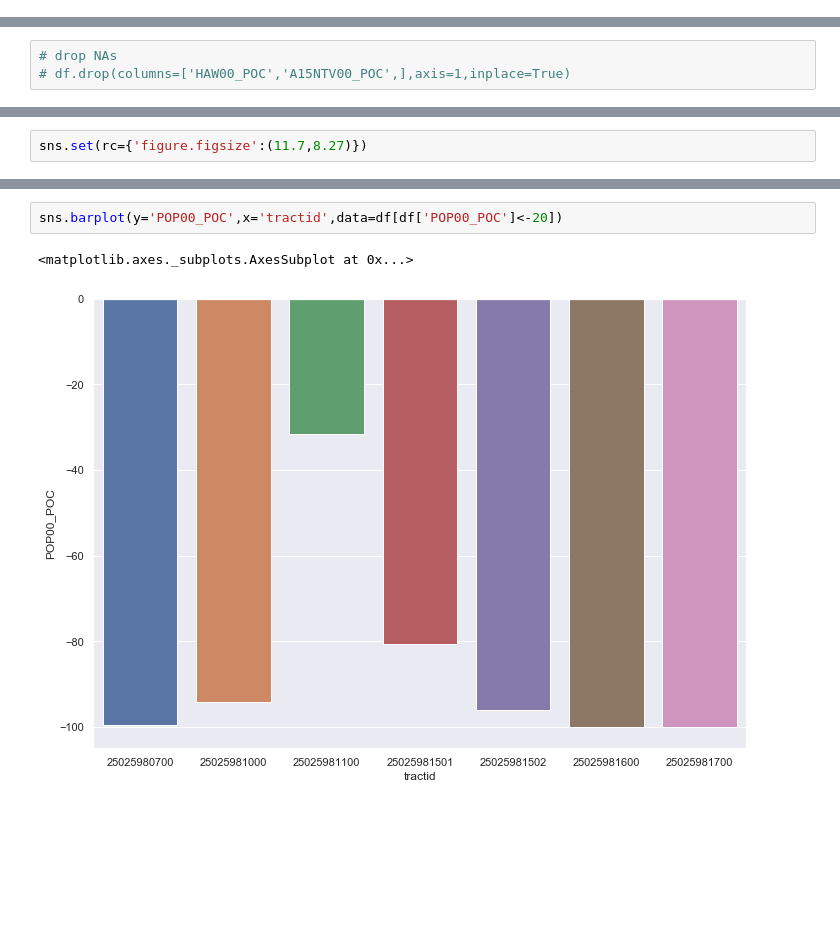
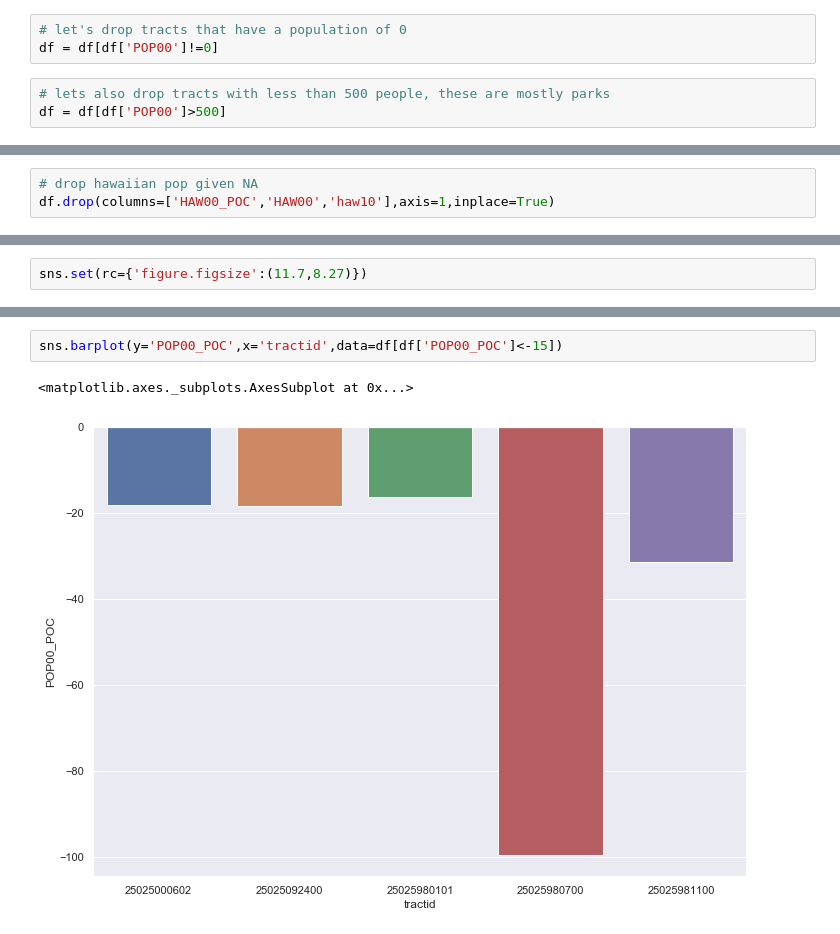
Before and after one commit to krbarounis/Predicting_Gentrification, a Jupyter notebook: EDA.ipynb, the cells around one changed output, grey strips where cells are left out. Drawn from its saved outputs; the diff is of its cells as text; blank space fills up the shorter version.

Commit message:
created barplots for variables by tract id

```diff
--- a/EDA.ipynb
+++ b/EDA.ipynb
@@ -6,3 +6,9 @@ import seaborn as sns
 import pandas as pd
 # %%
 df = pd.read_csv('Full_count_census_changes.csv',index_col=0)
+# %%
+# let's drop tracts that have a population of 0
+df = df[df['POP00']!=0]
+# %%
+# lets also drop tracts with less than 500 people, these are mostly parks
+df = df[df['POP00']>500]
@@ -22,3 +48,3 @@ df.shape
 # %%
-# drop NAs
-# df.drop(columns=['HAW00_POC','A15NTV00_POC',],axis=1,inplace=True)
+# drop hawaiian pop given NA
+df.drop(columns=['HAW00_POC','HAW00','haw10'],axis=1,inplace=True)
@@ -36,5 +60,5 @@ sns.barplot(y='POP00_POC',x='tractid',data=df[df['POP00_POC']>50])
 # %%
-sns.barplot(y='POP00_POC',x='tractid',data=df[df['POP00_POC']<-20])
+sns.barplot(y='POP00_POC',x='tractid',data=df[df['POP00_POC']<-15])
 # %% [output]
 <matplotlib.axes._subplots.AxesSubplot at 0x...>
-[figure, old version]
+[figure, new version]
```
Also changed, not shown: parts of 24 cells of this notebook.
